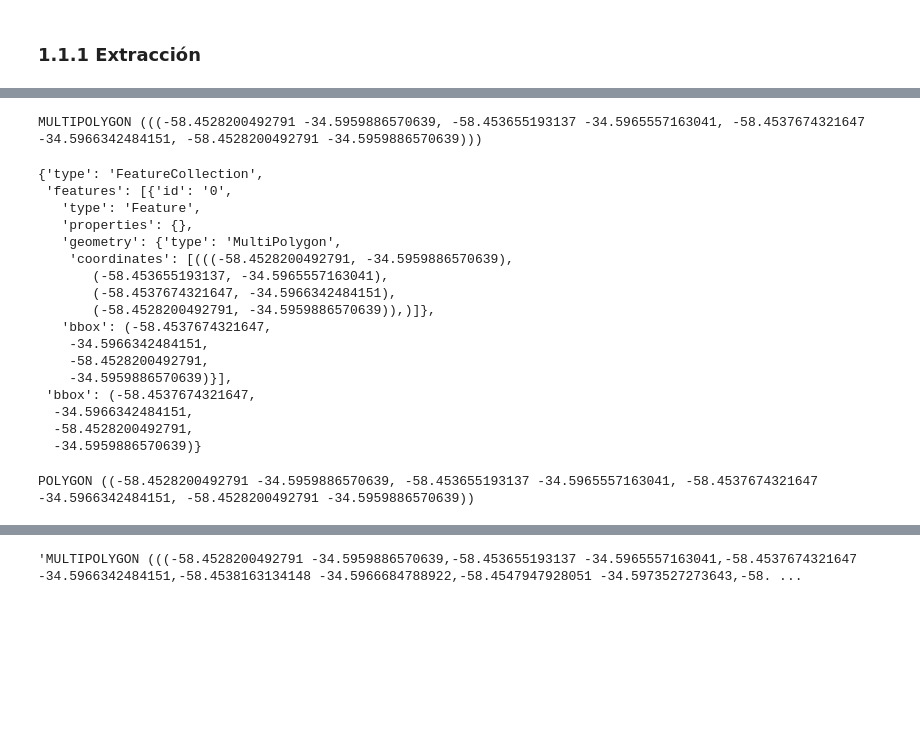
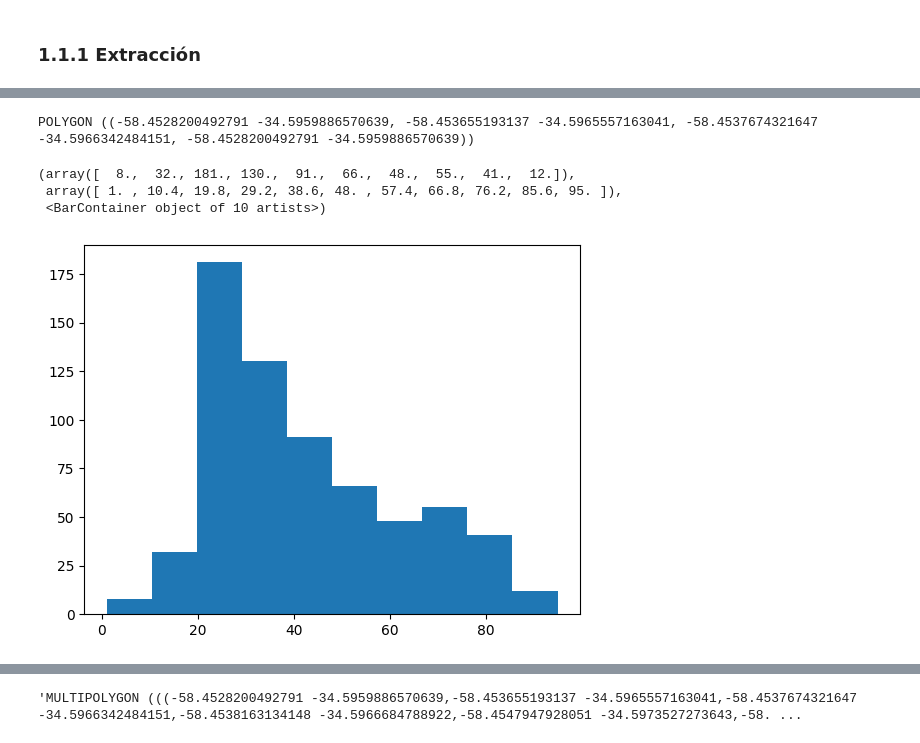
Before and after one commit to cypbk/pida-javier-bengolea, a Jupyter notebook: main.ipynb, the cells around one changed output, grey strips where cells are left out. Saved outputs shown, nothing was run; the diff lists cells and outputs as text; code cells hidden in the pictures; blank space fills up the shorter version.

```diff
--- a/main.ipynb
+++ b/main.ipynb
@@ -126,27 +140,8 @@ polygons = [Polygon(coords) for coords in coordinates]
 multipolygon = MultiPolygon(polygons)
 
 # Imprimir el multipolígono
-print(multipolygon)
-geopandas.GeoSeries([multipolygon]).__geo_interface__
+# print(multipolygon)
+# geopandas.GeoSeries([multipolygon]).__geo_interface__
-# %% [output]
-MULTIPOLYGON (((-58.4528200492791 -34.5959886570639, -58.453655193137 -34.5965557163041, -58.4537674321647 -34.5966342484151, -58.4528200492791 -34.5959886570639)))
-{'type': 'FeatureCollection',
- 'features': [{'id': '0',
-   'type': 'Feature',
-   'properties': {},
-   'geometry': {'type': 'MultiPolygon',
-    'coordinates': [(((-58.4528200492791, -34.5959886570639),
-       (-58.453655193137, -34.5965557163041),
-       (-58.4537674321647, -34.5966342484151),
-       (-58.4528200492791, -34.5959886570639)),)]},
-   'bbox': (-58.4537674321647,
-    -34.5966342484151,
-    -58.4528200492791,
-    -34.5959886570639)}],
- 'bbox': (-58.4537674321647,
-  -34.5966342484151,
-  -58.4528200492791,
-  -34.5959886570639)}
 # %%
 from shapely.geometry import Polygon
 import ast
@@ -165,0 +159,7 @@ df_barrios.WKT.to_clipboard()
+# %%
+plt.hist(pd.merge(data_hm, data_vm, how='left', left_on='ID', right_on='ID_hecho').query("EDAD != 'SD'")['EDAD'].astype(int))
+# %% [output]
+(array([  8.,  32., 181., 130.,  91.,  66.,  48.,  55.,  41.,  12.]),
+ array([ 1. , 10.4, 19.8, 29.2, 38.6, 48. , 57.4, 66.8, 76.2, 85.6, 95. ]),
+ <BarContainer object of 10 artists>)
+[figure, added]
```
Also changed, not shown: parts of 18 cells of this notebook.
